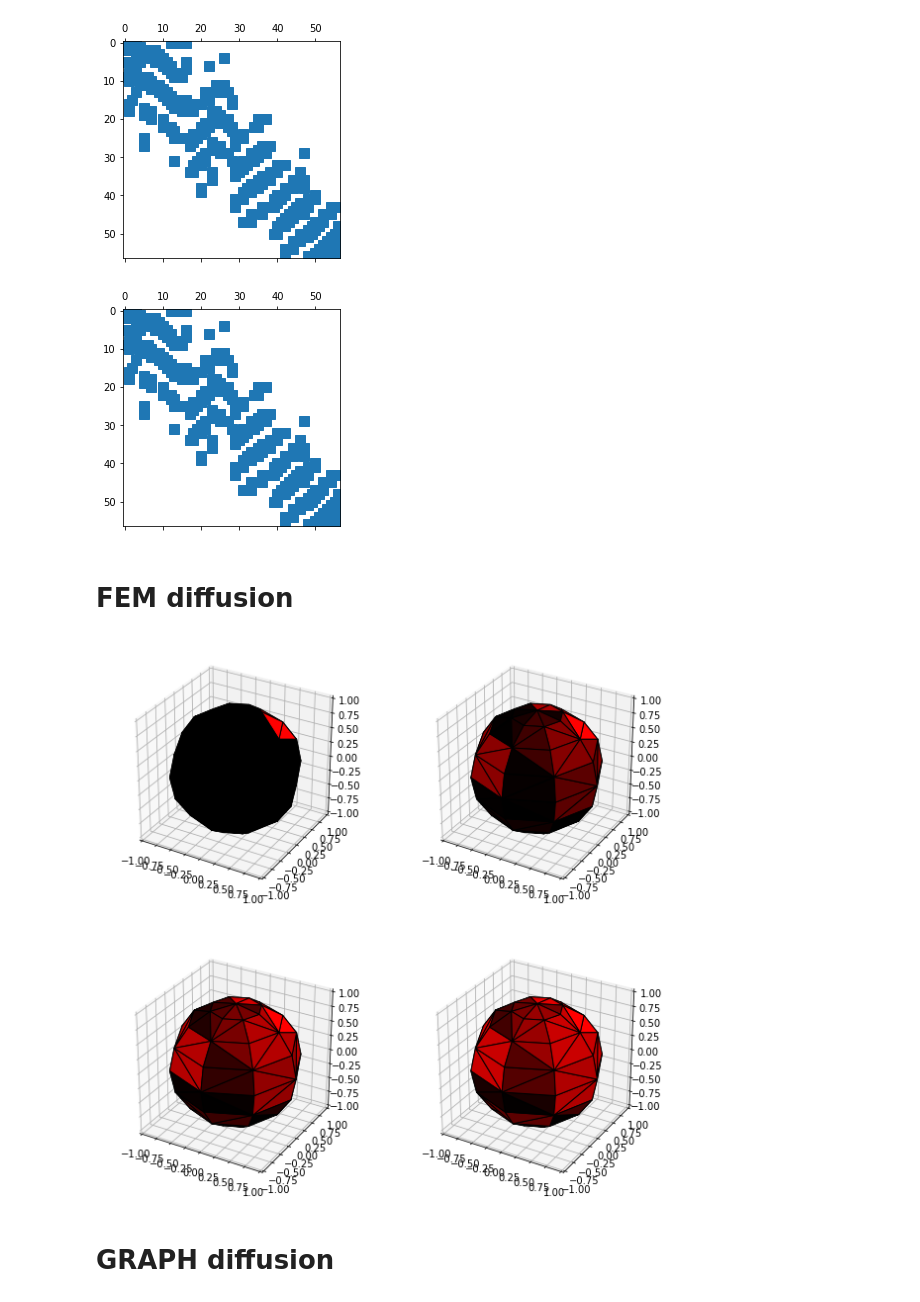
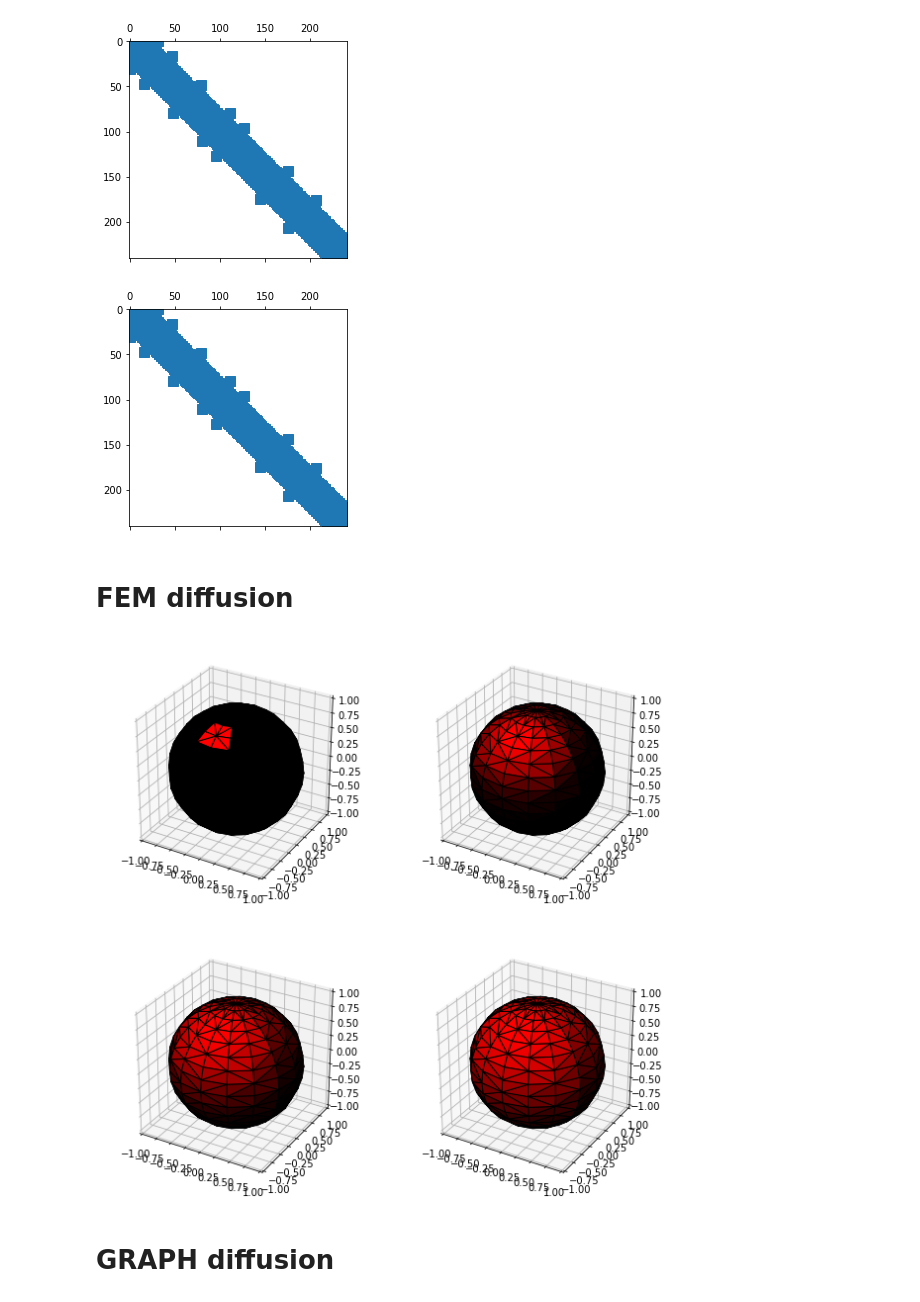
Before and after one commit to MartMilani/PDM, a Jupyter notebook: codes/03.FEM_laplacian/equiangular/normal/17_diffusion_FEM_vs_GRAPH.ipynb, the cells around one changed output. Saved outputs shown, nothing was run; the diff lists cells and outputs as text; code cells hidden in the pictures.

```diff
--- a/codes/03.FEM_laplacian/equiangular/normal/17_diffusion_FEM_vs_GRAPH.ipynb
+++ b/codes/03.FEM_laplacian/equiangular/normal/17_diffusion_FEM_vs_GRAPH.ipynb
@@ -6,37 +6,39 @@ from mpl_toolkits.mplot3d import Axes3D
 import mpl_toolkits.mplot3d as a3
 import matplotlib.colors as colors
 import pylab as pl
 import scipy as sp
 from scipy.spatial import ConvexHull
 import matplotlib.pyplot as plt
 import numpy as np
 %matplotlib inline
 import healpy as hp
 
 
-bw = 4
+bw = 8
 npix = 2*bw*(2*bw-1)+1
 
 L = scipy.sparse.load_npz('matrices/stiffness_matrix_{}.npz'.format(bw))
 B = scipy.sparse.load_npz('matrices/mass_matrix_{}.npz'.format(bw))
 reordering_mask = np.load("15_reordering_masks/reordering_mask_{}.npy".format(bw))
+
 L = L[reordering_mask]
 B = B[reordering_mask]
-
+L = L[:, reordering_mask]
+B = B[:, reordering_mask]
 B_inv = scipy.sparse.linalg.inv(B)
 signal = np.zeros(npix)
 signal[0] = 1
 
 B_lumped_inverse = np.diag(1./np.sum(B.toarray(), axis=1))
 
 
 plt.spy(L)
 plt.show()
 plt.spy(B)
 plt.show()
 # %% [output]
-[figure, old version]
+[figure, new version]
-[figure, old version]
+[figure, new version]
 # %%
 def subplotsphere(fig, signal, coords, tri, j):
     ax = fig.add_subplot(2,2,j+1, projection='3d')
@@ -80,7 +82,7 @@ def create_coords(bw):
 fig = plt.figure(figsize=(10,10))
 
 signal = np.zeros(npix)
-signal[10] = 1
+signal[45] = 1
 indexes = range(npix)
 coords = create_coords(bw)
 
@@ -95,7 +97,7 @@ for j in range(4):
 
 plt.savefig('17_diffusion_img/FEM_diffusion')
 # %% [output]
-[figure, old version]
+[figure, new version]
 # %% [markdown]
 # GRAPH diffusion
 # %%
```
Also changed, not shown: parts of 1 cell of this notebook, 51 other files.
